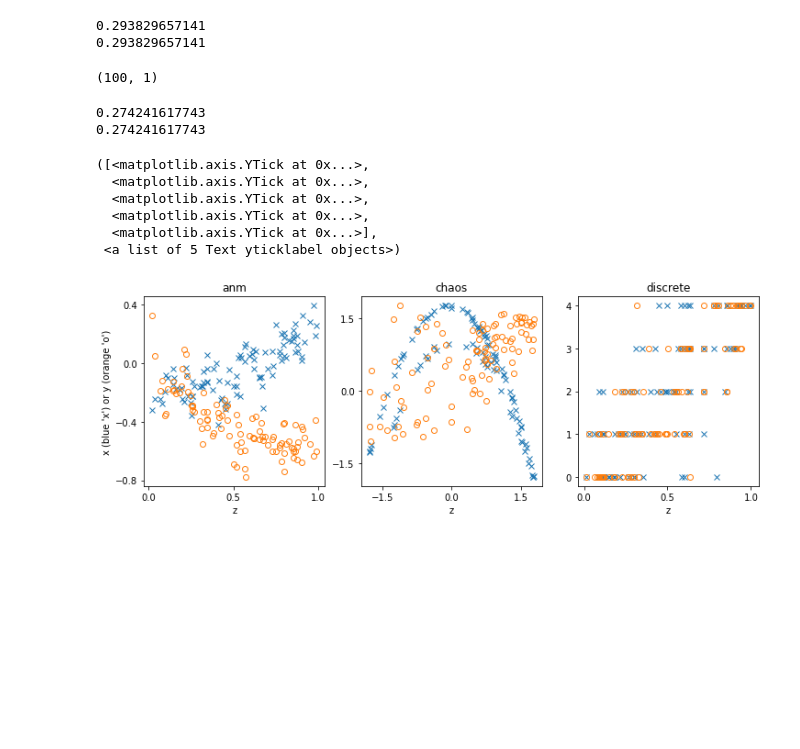
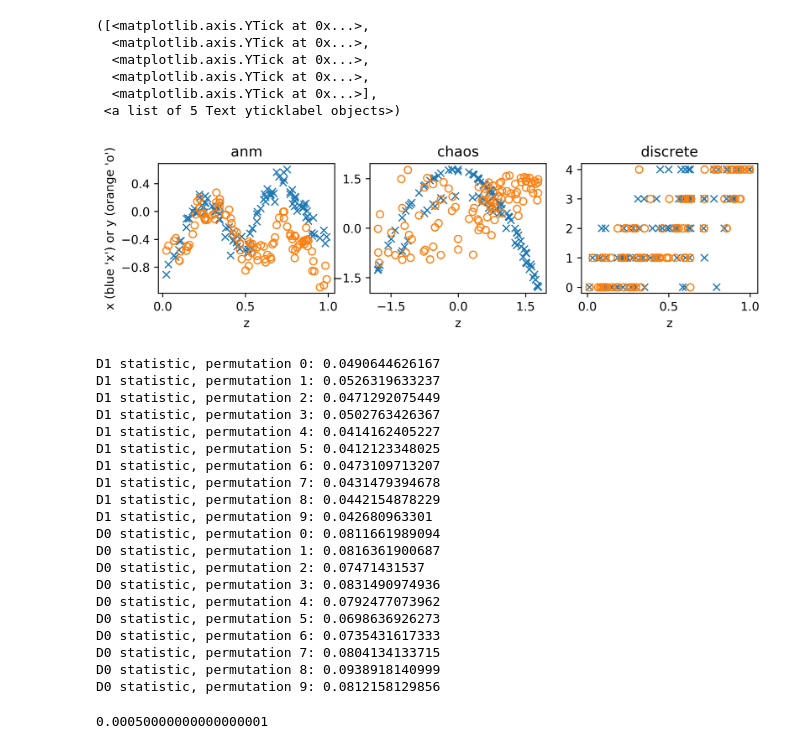
Before and after one commit to kjchalup/independence_test, a Jupyter notebook: nips/Datasets.ipynb, the cells around one changed output. Drawn from its saved outputs; the diff is of its cells as text; code cells hidden in the pictures; blank space fills up the shorter version.

Commit message:
added Ramseys method

```diff
--- a/nips/Datasets.ipynb
+++ b/nips/Datasets.ipynb
@@ -2,55 +2,80 @@
 import sys
 sys.path.append('../..')
 
+import matplotlib as mpl
 from matplotlib import pyplot as plt
 %matplotlib inline
+mpl.rc("savefig", dpi=600)
+
 import numpy as np
 
 from independence_test.data import make_discrete_data
 from independence_test.data import make_pnl_data
 from independence_test.data import make_chaos_data
-# %%
-x, y, z = make_pnl_data(n_samples=100, dim=1, complexity=0)
-x.shape
-# %% [output]
-0.293829657141
-0.293829657141
-(100, 1)
 # %%
 np.random.seed(1)
-fig = plt.figure(figsize=(12, 3.8), facecolor='white')
+fig = plt.figure(figsize=(9, 2), facecolor='white', dpi=300)
 
 plt.subplot(1, 3, 1)
 plt.title('anm')
 x, y, z = make_pnl_data(n_samples=100, dim=1, complexity=0, type='indep')
 plt.plot(z, x, 'x', z, y, 'o', markerfacecolor='None')
 plt.xlabel('z')
 plt.xticks([0, .5, 1])
 plt.ylabel('x (blue \'x\') or y (orange \'o\')')
 plt.yticks([-.8, -.4, 0, .4])
 
 plt.subplot(1, 3, 2)
 plt.title('chaos')
 x, y, z = make_chaos_data(n_samples=100, dim=1, complexity=.5, type='indep')
 plt.plot(z[:, 0], x[:, 0], 'x', z[:, 0], y[:, 0], 'o', markerfacecolor='None')
 plt.xlabel('z')
 plt.xticks([-1.5, 0, 1.5])
 plt.yticks([-1.5, 0, 1.5])
 
 plt.subplot(1, 3, 3)
 plt.title('discrete')
 x, y, z = make_discrete_data(n_samples=100, dim=1, complexity=4, type='indep')
 plt.plot(z, x, 'x', z, y, 'o', markerfacecolor='None')
 plt.xlabel('z')
 plt.xticks([0, .5, 1])
 plt.yticks([0, 1, 2, 3, 4], [0, 1, 2, 3, 4])
 # %% [output]
-0.274241617743
-0.274241617743
+([<matplotlib.axis.YTick at 0x...>,
+  <matplotlib.axis.YTick at 0x...>,
+  <matplotlib.axis.YTick at 0x...>,
+  <matplotlib.axis.YTick at 0x...>,
+  <matplotlib.axis.YTick at 0x...>],
+ <a list of 5 Text yticklabel objects>)
-([<matplotlib.axis.YTick at 0x...>,
-  <matplotlib.axis.YTick at 0x...>,
-  <matplotlib.axis.YTick at 0x...>,
-  <matplotlib.axis.YTick at 0x...>,
-  <matplotlib.axis.YTick at 0x...>],
- <a list of 5 Text yticklabel objects>)
-[figure, old version]
+[figure, new version]
+# %%
+import sys
+sys.path.append('../..')
+
+from independence_test.methods import cond_nn
+from independence_test.data import make_pnl_data
+
+x, y, z = make_pnl_data(n_samples=400, dim=1, complexity=0, type='indep')
+cond_nn.test(x, y, z, verbose=True)
+# %% [output]
+D1 statistic, permutation 0: 0.0490644626167
+D1 statistic, permutation 1: 0.0526319633237
+D1 statistic, permutation 2: 0.0471292075449
+D1 statistic, permutation 3: 0.0502763426367
+D1 statistic, permutation 4: 0.0414162405227
+D1 statistic, permutation 5: 0.0412123348025
+D1 statistic, permutation 6: 0.0473109713207
+D1 statistic, permutation 7: 0.0431479394678
+D1 statistic, permutation 8: 0.0442154878229
+D1 statistic, permutation 9: 0.042680963301
+D0 statistic, permutation 0: 0.0811661989094
+D0 statistic, permutation 1: 0.0816361900687
+D0 statistic, permutation 2: 0.07471431537
+D0 statistic, permutation 3: 0.0831490974936
+D0 statistic, permutation 4: 0.0792477073962
+D0 statistic, permutation 5: 0.0698636926273
+D0 statistic, permutation 6: 0.0735431617333
+D0 statistic, permutation 7: 0.0804134133715
+D0 statistic, permutation 8: 0.0938918140999
+D0 statistic, permutation 9: 0.0812158129856
+0.00050000000000000001
```
Also changed, not shown: 10 other files.
